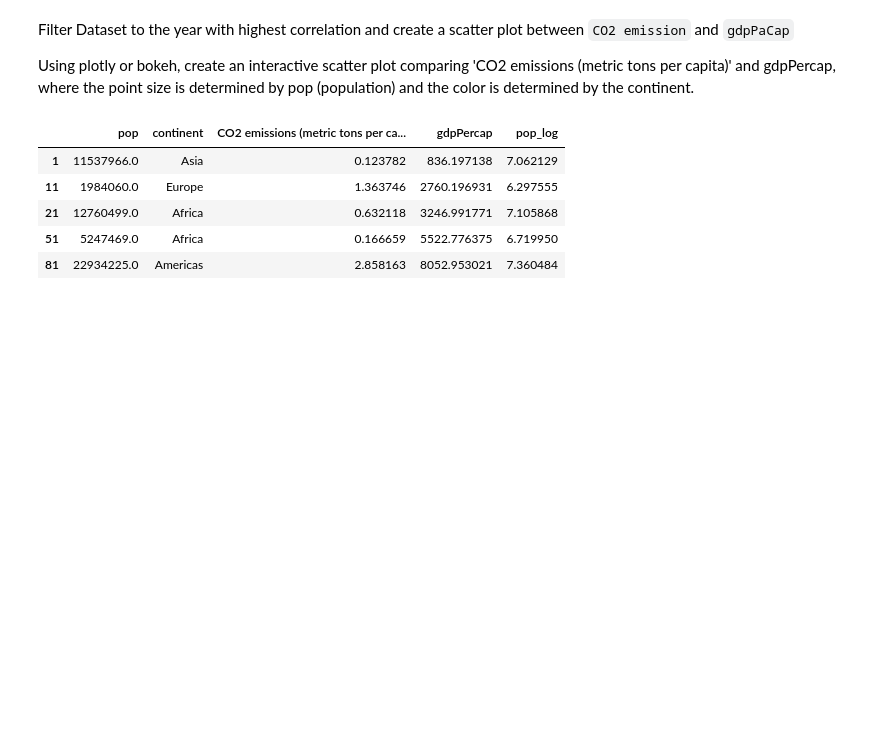
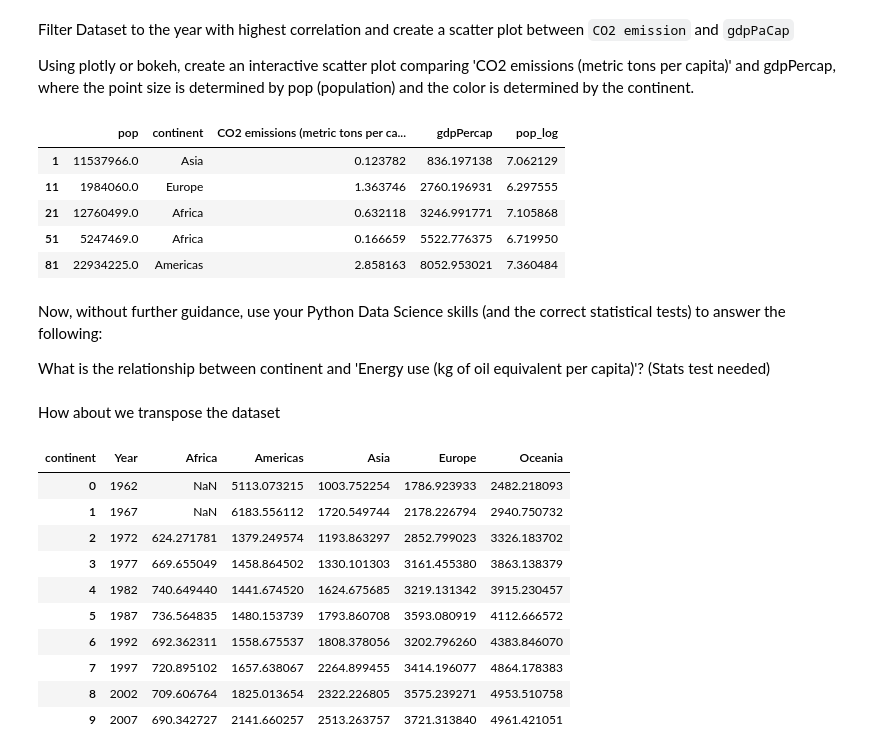
Before and after one commit to mikemwanga/Data_Science, a Jupyter notebook: Python for Data Science/notebook/python4DS.ipynb, the cells around one changed output. Saved outputs shown, nothing was run; the diff lists cells and outputs as text; code cells hidden in the pictures; blank space fills up the shorter version.

```diff
--- a/Python for Data Science/notebook/python4DS.ipynb
+++ b/Python for Data Science/notebook/python4DS.ipynb
@@ -192,3 +194,25 @@ fig = px.scatter(corr_data,
                  color="continent",
                  size="pop_log")
 fig.show()
+# %% [markdown]
+Now, without further guidance, use your Python Data Science skills (and the correct statistical tests) to answer the following:
+
+What is the relationship between continent and 'Energy use (kg of oil equivalent per capita)'? (Stats test needed)
+# %%
+#Relationship between continent vs Energy used.
+#Calculate mean consumption for each continent
+energy_data = my_data[["continent", "Year",
+                       "Energy use (kg of oil equivalent per capita)"]]
+#remove missing data
+energy_data = energy_data.dropna()
+
+#Calculate mean consumption for each column
+mean_dictionary = {}
+
+for i in energy_data["continent"].unique():
+    mean = energy_data[energy_data["continent"] == i]["Energy use (kg of oil equivalent per capita)"].mean()
+    mean_dictionary[i] = mean
+
+mean_dictionary_df = pd.DataFrame(list(mean_dictionary.items()))
+mean_dictionary_df.columns = ["continent","Average energy consumption (Kg)"]
+#energy_data.to_csv("average.csv")
@@ -194,0 +232,18 @@ fig.show()
+# %% [markdown]
+How about we transpose the dataset
+# %%
+energy_data_t = energy_data.pivot_table(index=["Year"], columns="continent").droplevel(0,axis=1)
+energy_data_t = energy_data_t.reset_index(drop=False, inplace=False)
+energy_data_t
+# %% [output]
+| continent | Year | Africa | Americas | Asia | Europe | Oceania |
+| 0 | 1962 | NaN | 5113.073215 | 1003.752254 | 1786.923933 | 2482.218093 |
+| 1 | 1967 | NaN | 6183.556112 | 1720.549744 | 2178.226794 | 2940.750732 |
+| 2 | 1972 | 624.271781 | 1379.249574 | 1193.863297 | 2852.799023 | 3326.183702 |
+| 3 | 1977 | 669.655049 | 1458.864502 | 1330.101303 | 3161.455380 | 3863.138379 |
+| 4 | 1982 | 740.649440 | 1441.674520 | 1624.675685 | 3219.131342 | 3915.230457 |
+| 5 | 1987 | 736.564835 | 1480.153739 | 1793.860708 | 3593.080919 | 4112.666572 |
+| 6 | 1992 | 692.362311 | 1558.675537 | 1808.378056 | 3202.796260 | 4383.846070 |
+| 7 | 1997 | 720.895102 | 1657.638067 | 2264.899455 | 3414.196077 | 4864.178383 |
+| 8 | 2002 | 709.606764 | 1825.013654 | 2322.226805 | 3575.239271 | 4953.510758 |
+| 9 | 2007 | 690.342727 | 2141.660257 | 2513.263757 | 3721.313840 | 4961.421051 |
```
Also changed, not shown: parts of 9 cells of this notebook, 1 other file.
